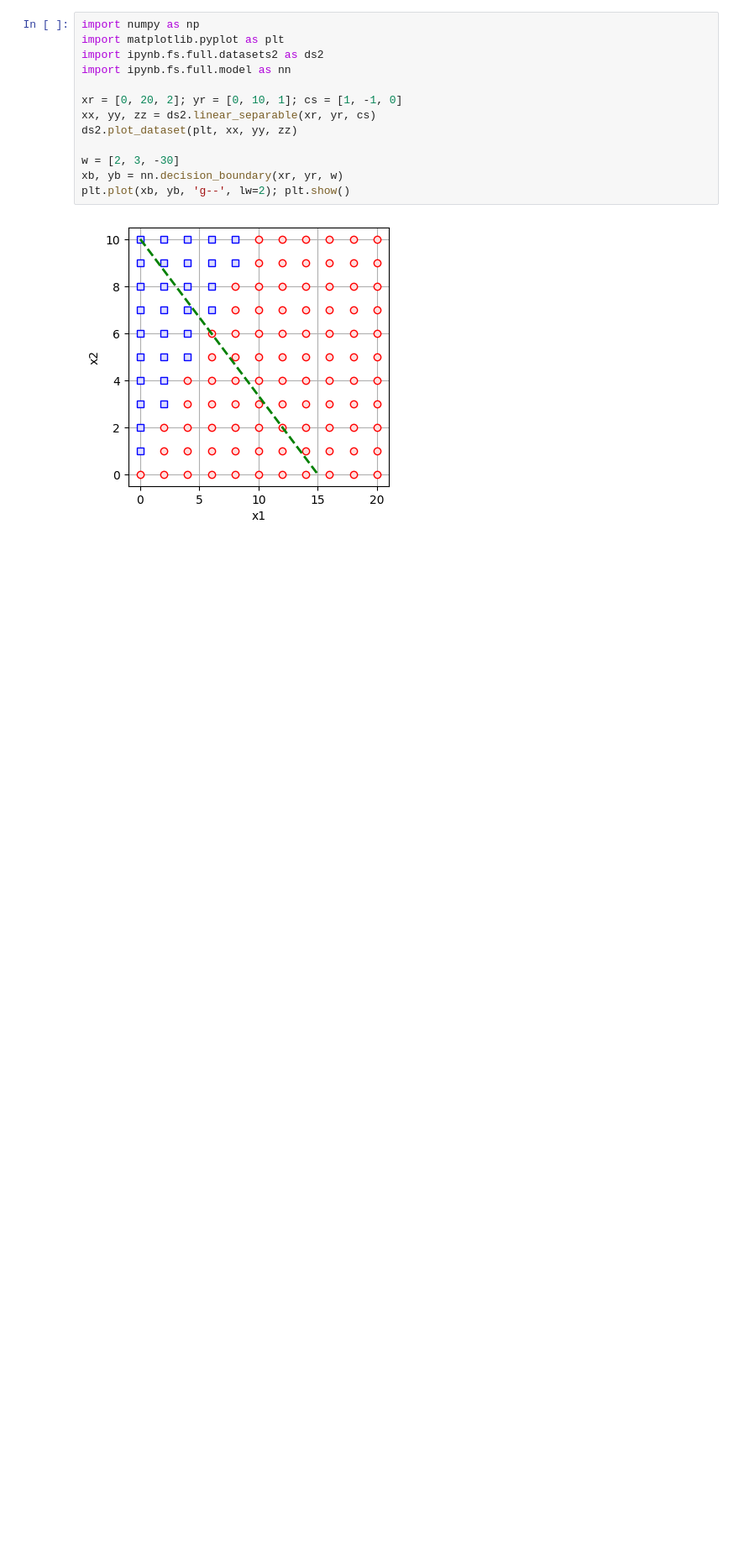
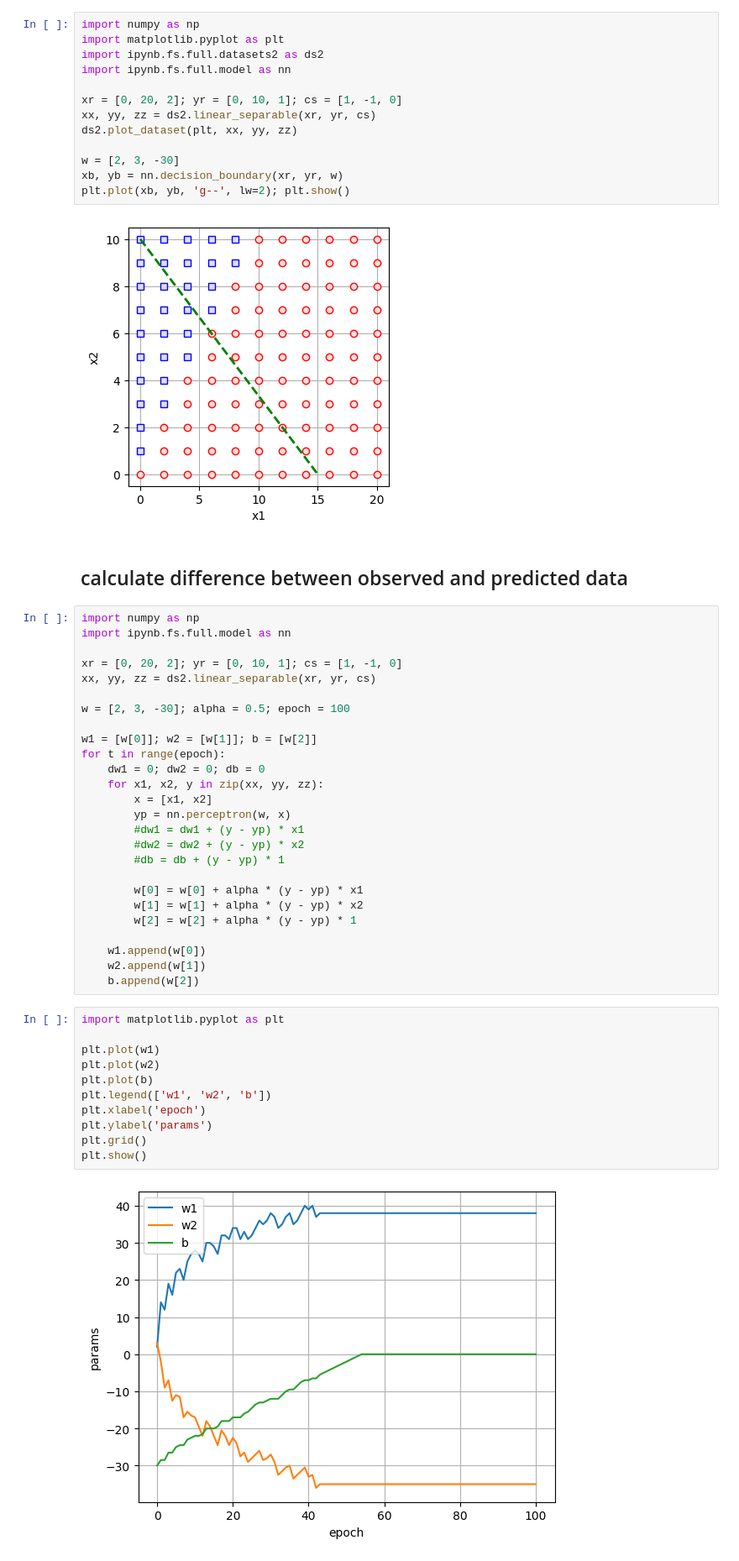
Before and after one commit to dudung/pasir, a Jupyter notebook: devels/perceptron/slp_learning.ipynb, the cells around one changed output. Shown at 84% size. Drawn from its saved outputs; the diff is of its cells as text; blank space fills up the shorter version.

```diff
--- a/devels/perceptron/slp_learning.ipynb
+++ b/devels/perceptron/slp_learning.ipynb
@@ -15,3 +17,44 @@ xb, yb = nn.decision_boundary(xr, yr, w)
 plt.plot(xb, yb, 'g--', lw=2); plt.show()
 # %% [output]
 [figure]
+# %% [markdown]
+## calculate difference between observed and predicted data
+# %%
+import numpy as np
+import ipynb.fs.full.model as nn
+
+xr = [0, 20, 2]; yr = [0, 10, 1]; cs = [1, -1, 0]
+xx, yy, zz = ds2.linear_separable(xr, yr, cs)
+
+w = [2, 3, -30]; alpha = 0.5; epoch = 100
+
+w1 = [w[0]]; w2 = [w[1]]; b = [w[2]]
+for t in range(epoch):
+    dw1 = 0; dw2 = 0; db = 0
+    for x1, x2, y in zip(xx, yy, zz):
+        x = [x1, x2]
+        yp = nn.perceptron(w, x)
+        #dw1 = dw1 + (y - yp) * x1
+        #dw2 = dw2 + (y - yp) * x2
+        #db = db + (y - yp) * 1
+
+        w[0] = w[0] + alpha * (y - yp) * x1
+        w[1] = w[1] + alpha * (y - yp) * x2
+        w[2] = w[2] + alpha * (y - yp) * 1
+
+    w1.append(w[0])
+    w2.append(w[1])
+    b.append(w[2])
+# %%
+import matplotlib.pyplot as plt
+
+plt.plot(w1)
+plt.plot(w2)
+plt.plot(b)
+plt.legend(['w1', 'w2', 'b'])
+plt.xlabel('epoch')
+plt.ylabel('params')
+plt.grid()
+plt.show()
+# %% [output]
+[figure, added]
```
Also changed, not shown: parts of 2 cells of this notebook, 1 other file.
